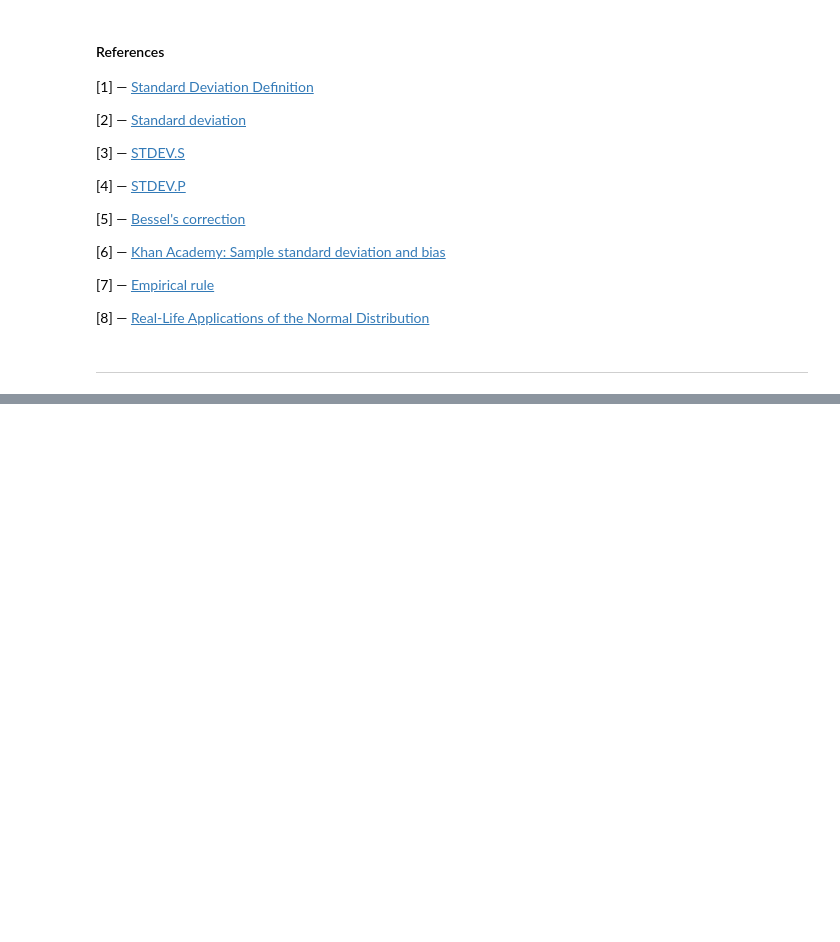
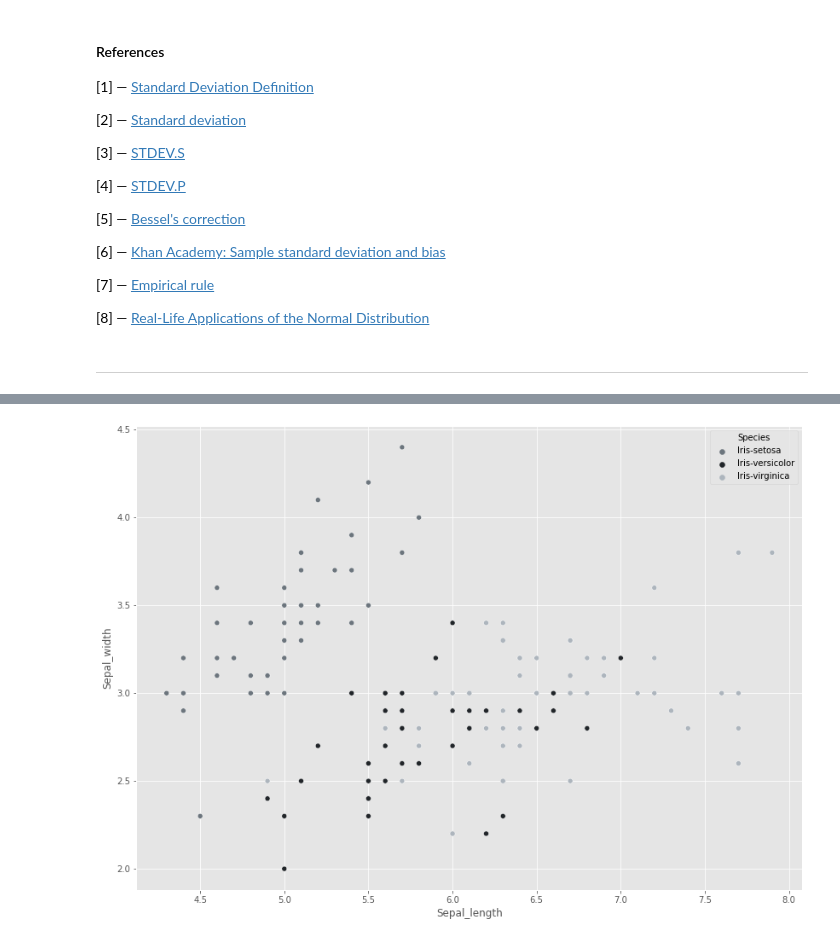
Before and after one commit to mizydorek/Machine-Learning-Tasks-2020, a Jupyter notebook: tasks.ipynb, the cells around one changed output, grey strips where cells are left out. Drawn from its saved outputs; the diff is of its cells as text; code cells hidden in the pictures; blank space fills up the shorter version.

Commit message:
add introduction to KMeans clustering

```diff
--- a/tasks.ipynb
+++ b/tasks.ipynb
@@ -410,0 +427,29 @@ STD: 17.04458
+# %%
+# Numerical arrays.
+import numpy as np
+
+# Data manipulation and analysis.
+import pandas as pd
+
+# Machine learning - Kmeans.
+import sklearn.cluster as skcl
+
+# Plotting.
+import matplotlib
+import matplotlib.pyplot as plt
+import seaborn as sns
+
+# Plot settings.
+%matplotlib inline
+plt.style.use('ggplot')
+plt.rcParams['figure.figsize'] = 14, 10
+
+# Set your custom color palette.
+colors = ["#6C757D", "#212529", "#ADB5BD"]
+sns.set_palette(sns.color_palette(colors))
+cmap = matplotlib.colors.ListedColormap(colors)
+# %%
+# Load dataset.
+df = pd.read_csv("https://raw.githubusercontent.com/mizydorek/pands-project-2020/master/iris.csv")
+# Display first 5 rows of dataset.
+df.head()
@@ -410,0 +463,5 @@ STD: 17.04458
+# %%
+# Have a look at daataset by using both scatter and pair plots
+sns.scatterplot(data=df, x="Sepal_length", y="Sepal_width", hue="Species", legend="full");
+# %% [output]
+[figure, added]
```
Also changed, not shown: parts of 4 cells of this notebook.
